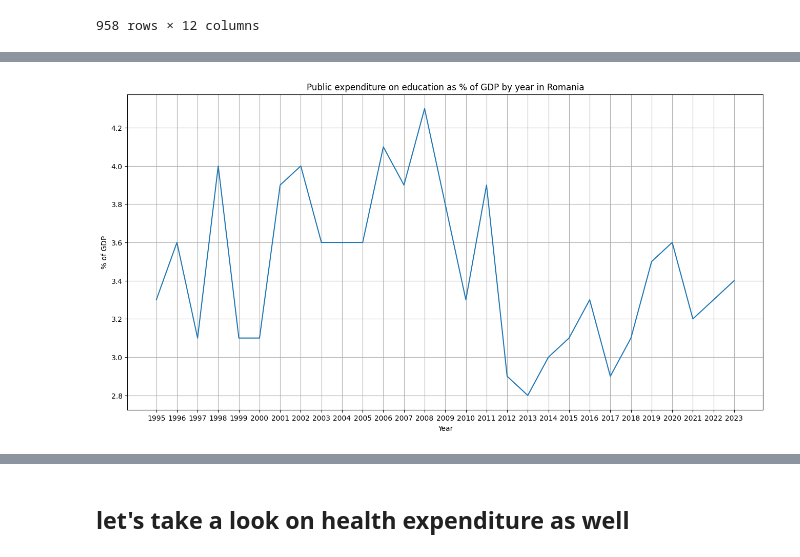
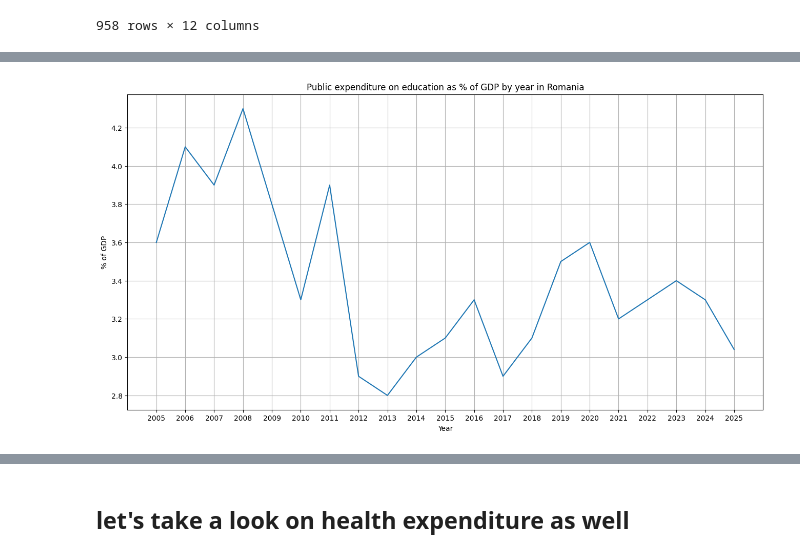
Before and after one commit to TudorMurariu/minimum-wage-study, a Jupyter notebook: pib-p-in-education/pin_in_edu.ipynb, the cells around one changed output, grey strips where cells are left out. Cells and saved outputs as stored; diff of their text form; code cells hidden in the pictures.

Commit message:
more insightful plots

```diff
--- a/pib-p-in-education/pin_in_edu.ipynb
+++ b/pib-p-in-education/pin_in_edu.ipynb
@@ -205,13 +231,23 @@ Name: count, dtype: int64
 # %%
 plt.figure(figsize=(16, 8))
-romania = pib_procentage_edu[pib_procentage_edu.geo == 'Romania']
+romania = pib_procentage_edu[(pib_procentage_edu.geo == 'Romania') & (pib_procentage_edu.TIME_PERIOD > 2004)]
 
-plt.plot(romania.TIME_PERIOD, romania.OBS_VALUE)
+years = pd.concat([
+    romania.TIME_PERIOD,
+    pd.Series([2024, 2025])
+])
 
-plt.xticks(romania.TIME_PERIOD)
+value = pd.concat([
+    romania.OBS_VALUE,
+    pd.Series([3.3, 3.04])
+])
+
+plt.plot(years, value)
+
+plt.xticks(years)
 plt.xlabel("Year")
 plt.ylabel("% of GDP")
 plt.title("Public expenditure on education as % of GDP by year in Romania")
 plt.grid()
 # %% [output]
-[figure, old version]
+[figure, new version]
```
Also changed, not shown: parts of 9 cells of this notebook.
